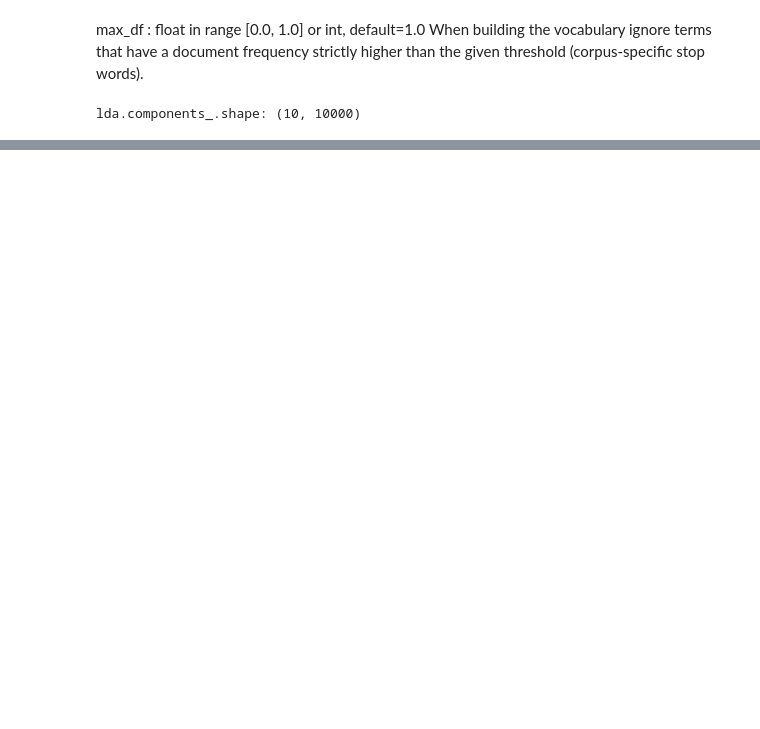
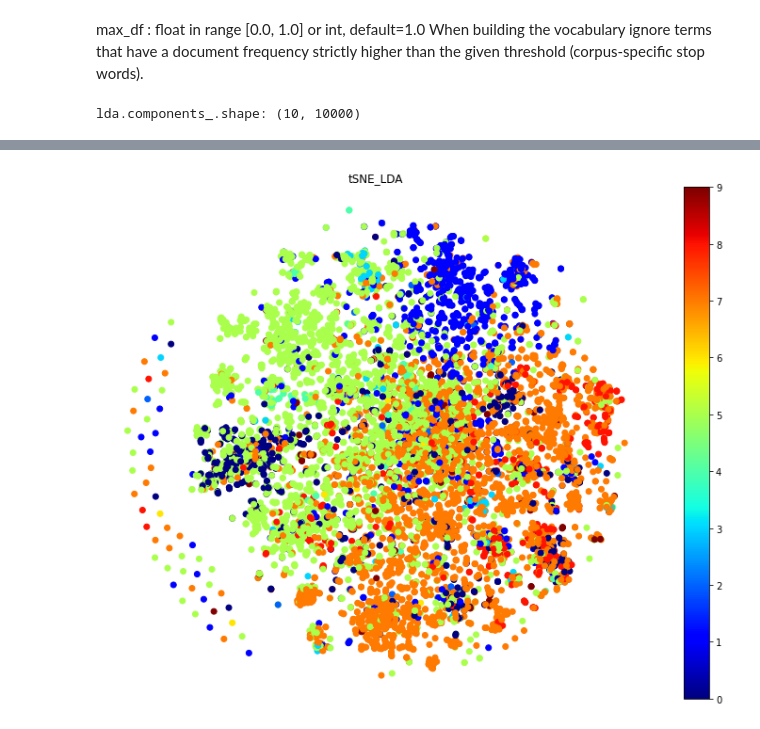
Before and after one commit to fedecabre/P5_StackOverflow, a Jupyter notebook: P5_02_notebooktest.ipynb, the cells around one changed output, grey strips where cells are left out. Drawn from its saved outputs; the diff is of its cells as text; code cells hidden in the pictures; blank space fills up the shorter version.

```diff
--- a/P5_02_notebooktest.ipynb
+++ b/P5_02_notebooktest.ipynb
@@ -477,0 +551,15 @@ order         generator
+# %%
+from sklearn.manifold import TSNE
+
+vect = CountVectorizer(max_features=10000, max_df=.15)
+X_tsne = vect.fit_transform(text_train)
+
+tsne5 = TSNE(n_components=2, random_state=42,perplexity=5, n_jobs=-1)
+tsne50 = TSNE(n_components=2, random_state=42,perplexity=50, n_jobs=-1)
+df_reduced_tsne5 = tsne5.fit_transform(X_tsne)
+# df_reduced_tsne50 = tsne50.fit_transform(X)
+# %%
+tSNE_perplexity = 't-SNE perplexity=5'
+
+df_reduced_tsne = df_reduced_tsne5
+df_reduced_tsne.shape
@@ -477,0 +568,4 @@ order         generator
+# %%
+y_pred_lda = lda.transform(X)
+y_pred_nmf = nmf.transform(tfidf)
+y_pred_lda
@@ -477,0 +580,3 @@ order         generator
+# %%
+tag_lda = np.argsort(y_pred_lda[:,:],axis=1)[:,::-1][:,:1]
+score_lda = np.sort(y_pred_lda[:,:],axis=1)[:,::-1][:,:2]
@@ -477,0 +635,11 @@ order         generator
+# %%
+fig = plt.figure(figsize=(13, 10))
+fig.patch.set_facecolor('w')
+#plt.figure(figsize=(13, 10))
+plt.scatter(df_reduced_tsne[:, 0], df_reduced_tsne[:, 1], c=tag_lda, cmap="jet")
+plt.title('tSNE_LDA')
+plt.axis('off')
+plt.colorbar()
+plt.show()
+# %% [output]
+[figure, added]
```
Also changed, not shown: parts of 32 cells of this notebook, 4 other files.
